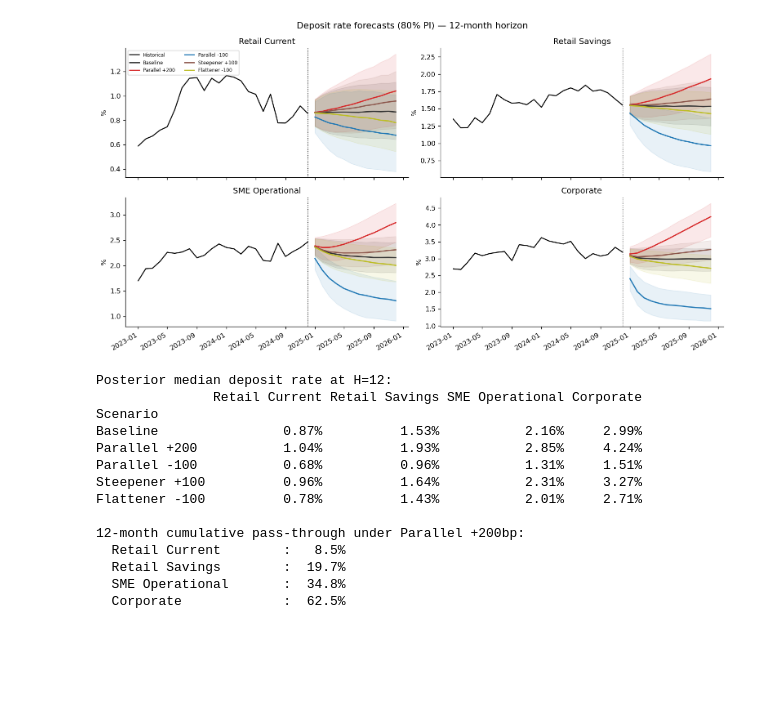
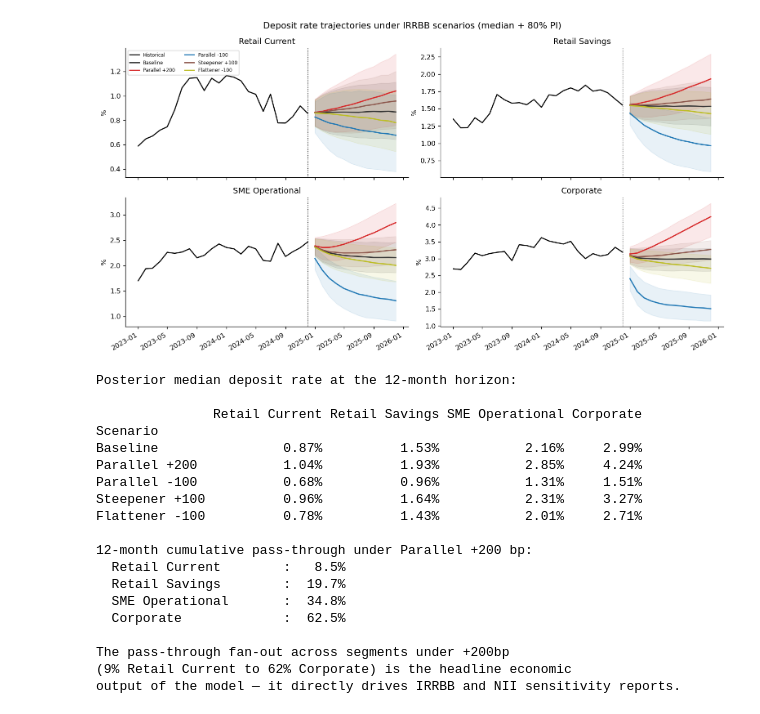
Before and after one commit to thomasmartins/nmd-rates-pymc, a Jupyter notebook: notebooks/00_main.ipynb, the cells around one changed output. Drawn from its saved outputs; the diff is of its cells as text; code cells hidden in the pictures; blank space fills up the shorter version.

```diff
--- a/notebooks/00_main.ipynb
+++ b/notebooks/00_main.ipynb
@@ -148,0 +473,26 @@ Corporate             -0.400      -0.525           0.750          0.656      0.8
+# %%
+post_v   = idata_vol.posterior
+rho_v    = post_v["rho"].mean(("chain", "draw")).values
+beta0_v  = post_v["beta0"].mean(("chain", "draw")).values
+dbeta_v  = post_v["delta_beta"].mean(("chain", "draw")).values
+beta1_v  = beta0_v + dbeta_v   # regime-1 spread sensitivity
+
+rows = []
+for s, seg in enumerate(SEGMENTS):
+    rows.append({
+        "Segment":         seg,
+        "rho (est)":       f"{rho_v[s]:.3f}",
+        "half-life (m)":   f"{-np.log(2)/np.log(rho_v[s]):.0f}",
+        "beta_V^0":        f"{beta0_v[s]:+.4f}",
+        "beta_V^1":        f"{beta1_v[s]:+.4f}",
+        "amplification":   f"{abs(beta1_v[s] / beta0_v[s]):.1f}x",
+    })
+print("Volume model parameters (posterior mean):\n")
+print(pd.DataFrame(rows).set_index("Segment").to_string())
+print()
+print("Reading the table:")
+print(" - rho is the AR(1) persistence; the half-life is how long it takes")
+print("   for a shock to log-volume to decay by half.")
+print(" - beta_V^k < 0 means: wider spread (depositor sees better alternative)")
+print("   => log-volume falls. beta_V^1 is steeper, so disintermediation is")
+print("   faster in the hiking regime — exactly the behavioural story.")
@@ -154,49 +535,57 @@ through the ECM and volume models.
 # %%
 scenario_names    = pipe["scenario_names"]
-scenario_deposits = pipe["scenario_deposits"]  # name → (N, H, S)
+scenario_deposits = pipe["scenario_deposits"]
 forecast_dates    = pipe["forecast_dates"]
 
 fig, axes = plt.subplots(2, 2, figsize=(13, 7), sharex=True)
 for s, (ax, seg, c) in enumerate(zip(axes.flat, SEGMENTS, SEG_COLORS)):
-    ax.plot(deposits.index[-24:], deposits[seg].iloc[-24:], color="black", lw=1.4, label="Historical")
+    ax.plot(deposits.index[-24:], deposits[seg].iloc[-24:],
+            color="black", lw=1.5, label="Historical")
     for (name, ppc), sc in zip(scenario_deposits.items(), SCENARIO_COLORS):
         med = np.median(ppc[:, :, s], axis=0)
         lo  = np.percentile(ppc[:, :, s], 10, axis=0)
         hi  = np.percentile(ppc[:, :, s], 90, axis=0)
         ax.fill_between(forecast_dates, lo, hi, color=sc, alpha=0.10)
         ax.plot(forecast_dates, med, color=sc, lw=1.7, label=name)
     ax.axvline(deposits.index[-1], color="black", lw=0.8, ls=":")
     ax.set_title(seg); ax.set_ylabel("%")
     ax.xaxis.set_major_formatter(mdates.DateFormatter("%Y-%m"))
     if s == 0:
         ax.legend(fontsize=7, ncol=2)
-fig.suptitle("Deposit rate forecasts (80% PI) — 12-month horizon", fontsize=13)
+fig.suptitle("Deposit rate trajectories under IRRBB scenarios (median + 80% PI)",
+             fontsize=13)
 fig.autofmt_xdate(rotation=30); fig.tight_layout(); plt.show()
 # %% [output]
-[figure, old version]
+[figure, new version]
 # %%
+# Headline 12m table: deposit rate by scenario × segment
 rows = []
 for name, ppc in scenario_deposits.items():
-    medians = np.median(ppc[:, -1, :], axis=0)   # (S,) at H=12
+    medians = np.median(ppc[:, -1, :], axis=0)
     row = {"Scenario": name}
     for s, seg in enumerate(SEGMENTS):
         row[seg] = f"{medians[s]:.2f}%"
     rows.append(row)
-tbl_rates = pd.DataFrame(rows).set_index("Scenario")
+print("Posterior median deposit rate at the 12-month horizon:\n")
+print(pd.DataFrame(rows).set_index("Scenario").to_string())
 
-print("Posterior median deposit rate at H=12:")
-print(tbl_rates.to_string())
-print()
-
-# Headline pass-through under +200bp parallel
+# Cumulative pass-through under +200bp
 ppc_base = scenario_deposits["Baseline"][:, -1, :]
 ppc_up   = scenario_deposits["Parallel +200"][:, -1, :]
 pt12     = np.median((ppc_up - ppc_base) / 2.0, axis=0)
-print("12-month cumulative pass-through under Parallel +200bp:")
+print("\n12-month cumulative pass-through under Parallel +200 bp:")
 for s, seg in enumerate(SEGMENTS):
     print(f"  {seg:<22}: {pt12[s]*100:5.1f}%")
+
+print()
+print("The pass-through fan-out across segments under +200bp")
+print("({:.0f}% Retail Current to {:.0f}% Corporate) is the headline economic ".format(
+    pt12[0]*100, pt12[3]*100,
+))
+print("output of the model — it directly drives IRRBB and NII sensitivity reports.")
 # %% [output]
-Posterior median deposit rate at H=12:
+Posterior median deposit rate at the 12-month horizon:
+
                Retail Current Retail Savings SME Operational Corporate
 Scenario
 Baseline                0.87%          1.53%           2.16%     2.99%
@@ -205,8 +594,12 @@ Parallel -100           0.68%          0.96%           1.31%     1.51%
 Steepener +100          0.96%          1.64%           2.31%     3.27%
 Flattener -100          0.78%          1.43%           2.01%     2.71%
 
-12-month cumulative pass-through under Parallel +200bp:
+12-month cumulative pass-through under Parallel +200 bp:
   Retail Current        :   8.5%
   Retail Savings        :  19.7%
   SME Operational       :  34.8%
   Corporate             :  62.5%
+
+The pass-through fan-out across segments under +200bp
+(9% Retail Current to 62% Corporate) is the headline economic
+output of the model — it directly drives IRRBB and NII sensitivity reports.
```
Also changed, not shown: parts of 14 cells of this notebook.
